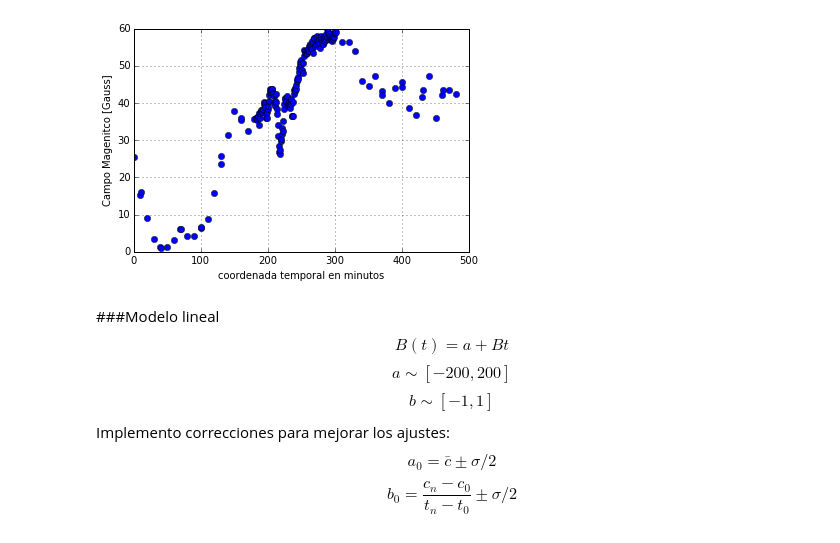
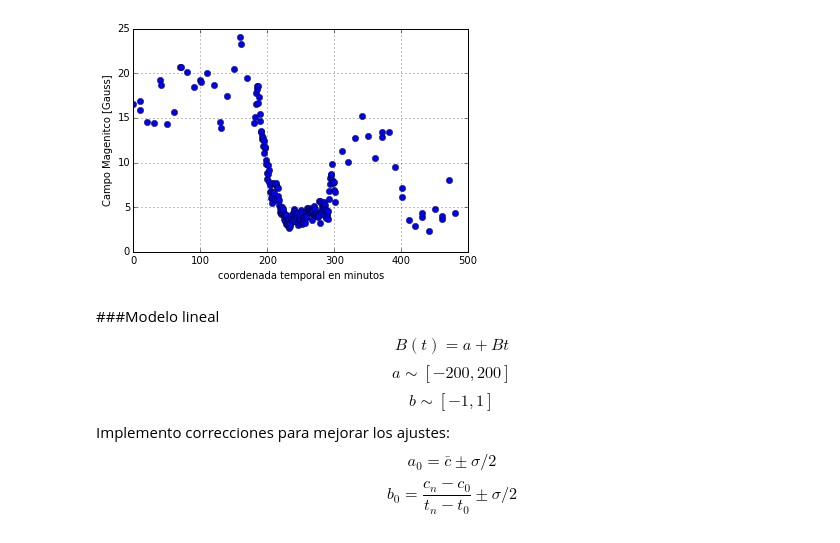
Before and after one commit to JC-AlfonsoR/CM20151_HW7_AlfonsoOrtiz, a Jupyter notebook: P2_Campo_magnetico_solar/Untitled0.ipynb, the cells around one changed output. Drawn from its saved outputs; the diff is of its cells as text; code cells hidden in the pictures.

```diff
--- a/P2_Campo_magnetico_solar/Untitled0.ipynb
+++ b/P2_Campo_magnetico_solar/Untitled0.ipynb
@@ -8,15 +12,15 @@ WARNING: pylab import has clobbered these variables: ['beta', 'info']
 # %%
-datos = pyfits.open('hmi.m_45s.magnetogram.subregion_x1y1.fits')
+datos = pyfits.open('../CM20151_HW7_AlfonsoOrtiz/P2_Campo_magnetico_solar/hmi.m_45s.magnetogram.subregion_x1y1.fits')
 cols = datos[0].data
 #x = linspace(0, 397, 398);y = linspace(0, 198, 199);z = linspace(0, 206, 207)
-campo = cols[:,111,93] # Punto arbitrario de la imagen
-tiempo=np.genfromtxt('times_delta.csv', delimiter=',')
+campo = cols[:,6,1] # Punto arbitrario de la imagen
+tiempo=np.genfromtxt('../CM20151_HW7_AlfonsoOrtiz/P2_Campo_magnetico_solar/times_delta.csv', delimiter=',')
 
 plot(tiempo, campo, 'bo')
 xlabel("coordenada temporal en minutos"); ylabel("Campo Magenitco [Gauss]"); grid()
 datos.close()
 # %% [output]
-[figure, old version]
+[figure, new version]
 # %% [markdown]
 ###Modelo lineal
 $$B(t)=a+Bt$$
```
Also changed, not shown: parts of 22 cells of this notebook.
